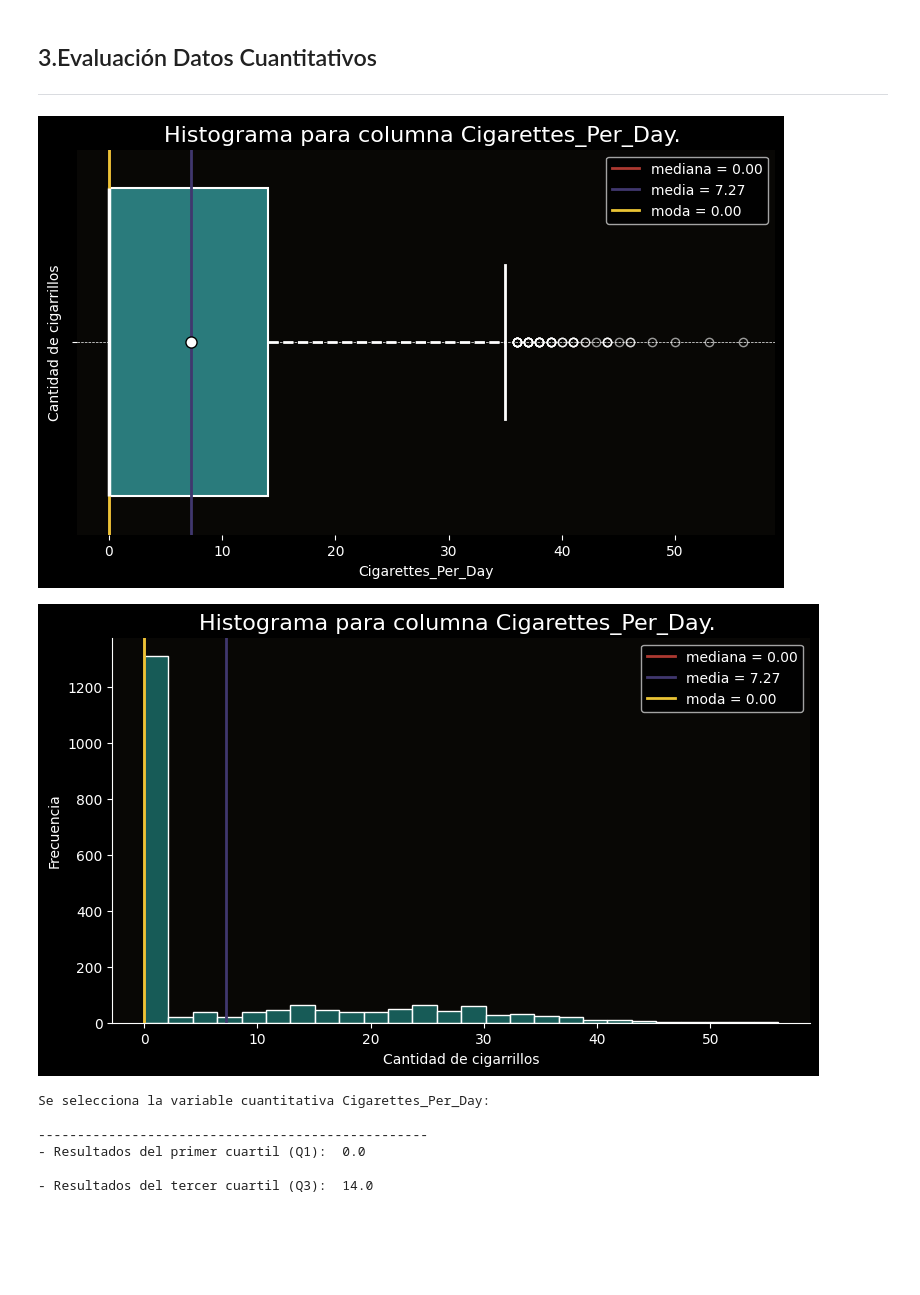
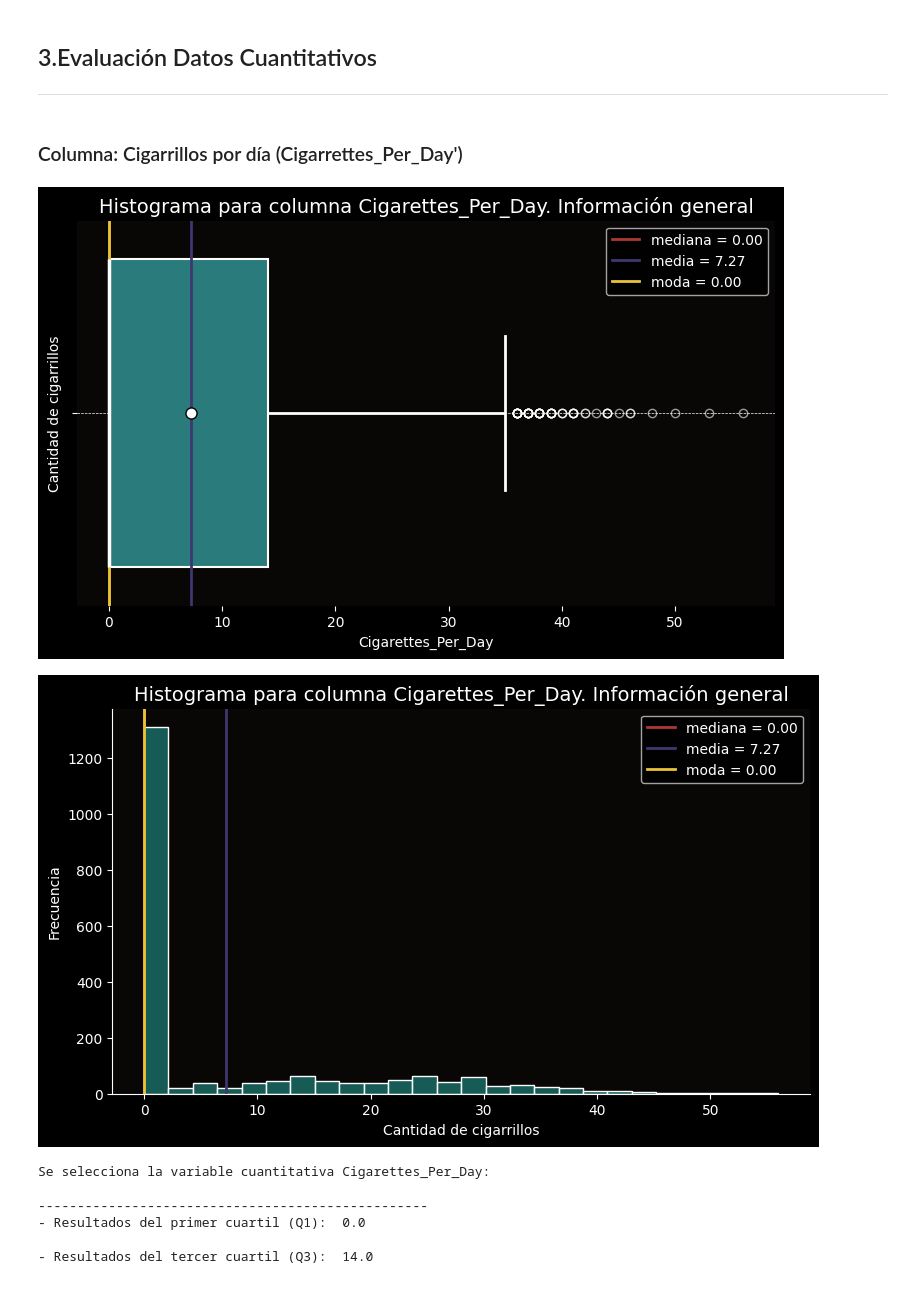
Before and after one commit to MiguelFigueroa02/MCPI_Student_Repo, a Jupyter notebook: courses/1-Semester/fundamentals of statistics/Projects/Notebooks/Estadística_Descriptiva_Visualización.ipynb, the cells around one changed output. Drawn from its saved outputs; the diff is of its cells as text; code cells hidden in the pictures; blank space fills up the shorter version.

Commit message:
nb(sem1-FE):  Initial statistic evaluation of variable Cigarettes_Per_Day related with lung cancer of patients registered on dataset

```diff
--- a/courses/1-Semester/fundamentals of statistics/Projects/Notebooks/Estadística_Descriptiva_Visualización.ipynb
+++ b/courses/1-Semester/fundamentals of statistics/Projects/Notebooks/Estadística_Descriptiva_Visualización.ipynb
@@ -349,7 +349,7 @@ def boxplot(columna, unidades, title_labels='', bins='fd', kde=False, color='#1D
   ax = plt.axes()
   ax.set_facecolor('#080705')
   boxprops = dict(facecolor="#2A7B7C", edgecolor="white", linewidth=1.5)
-  whiskerprops = dict(color="white", linewidth=2, linestyle="--")
+  whiskerprops = dict(color="white", linewidth=2)
   capprops = dict(color="white", linewidth=2)
   medianprops = dict(color="white", linewidth=2.5)
   meanprops = dict(
@@ -367,7 +367,7 @@ def boxplot(columna, unidades, title_labels='', bins='fd', kde=False, color='#1D
   plt.axvline(col.median(), color=median_color, linewidth=2, label=f"mediana = {col.median():.2f}")
   plt.axvline(col.mean(),   color=media_color, linewidth=2, label=f"media = {col.mean():.2f}")
   plt.axvline(col.mode()[0],   color=mode_color, linewidth=2, label=f"moda = {col.mode()[0]:.2f}")
-  plt.title(f"Histograma para columna {columna}. {title_labels}", fontsize=16)
+  plt.title(f"Histograma para columna {columna}. {title_labels}", fontsize=14)
   plt.xlabel(f'{columna}',fontsize=10)
   plt.ylabel(unidades,fontsize=10)
   ax.spines[['top','right','left','bottom']].set_visible(False)
@@ -376,14 +376,16 @@ def boxplot(columna, unidades, title_labels='', bins='fd', kde=False, color='#1D
   plt.legend(loc='upper right')
 
   plt.show()
+# %% [markdown]
+### Columna: Cigarrillos por día (Cigarrettes_Per_Day')
 # %%
-boxplot('Cigarettes_Per_Day','Cantidad de cigarrillos')
+boxplot('Cigarettes_Per_Day','Cantidad de cigarrillos',title_labels='Información general')
 # %% [output]
-[figure, old version]
+[figure, new version]
 # %%
-histograma('Cigarettes_Per_Day','Cantidad de cigarrillos')
+histograma('Cigarettes_Per_Day','Cantidad de cigarrillos', title_labels='Información general')
 # %% [output]
-[figure, old version]
+[figure, new version]
 # %%
 cuantitativo('Cigarettes_Per_Day')
 # %% [output]
```
Also changed, not shown: parts of 2 cells of this notebook.
